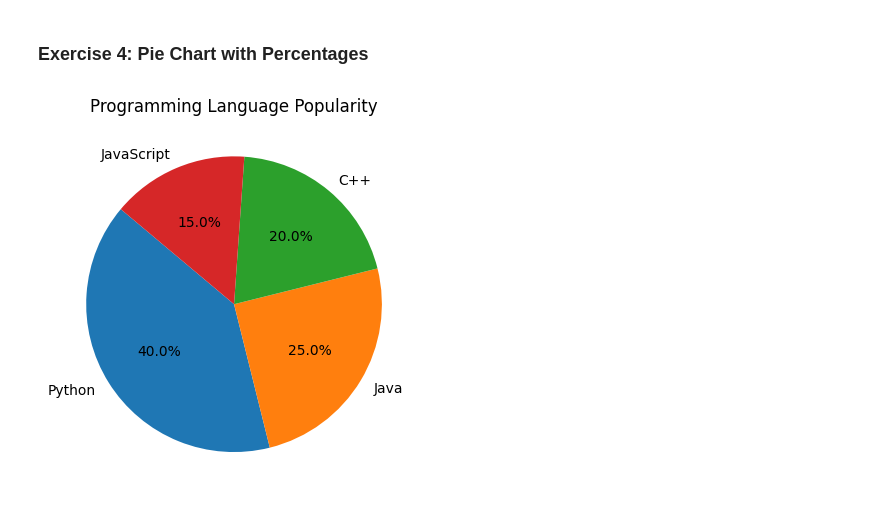
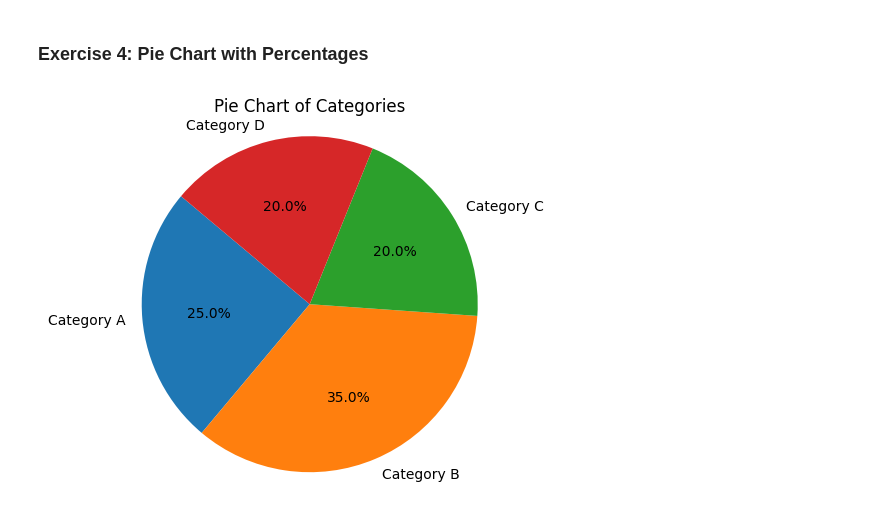
Before and after one commit to Honey-R-Shetty/python-jupyter-template, a Jupyter notebook: src/4-pie-chart.ipynb, the cells around one changed output. Cells and saved outputs as stored; diff of their text form; code cells hidden in the pictures.

```diff
--- a/src/4-pie-chart.ipynb
+++ b/src/4-pie-chart.ipynb
@@ -3,25 +3,38 @@
 # %%
 # TASK: Create a pie chart with the following data: labels = ['Python', 'Java', 'C++', 'JavaScript'] and sizes = [40, 25, 20, 15].
 # Display the percentages on the chart using autopct.
-# %%
-try:
-    import matplotlib.pyplot as plt
-except ImportError:
-    import sys
-    !{sys.executable} -m pip install matplotlib
-    import matplotlib.pyplot as plt
-
-# Data
-labels = ['Python', 'Java', 'C++', 'JavaScript']
-sizes = [40, 25, 20, 15]
-
-# Plot
-plt.pie(sizes, labels=labels, autopct='%1.1f%%', startangle=140)
-
-# Customization
-plt.title('Programming Language Popularity')
-
-# Show plot
-plt.show()
-# %% [output]
-[figure, removed]
+# %%
+import sys
+import subprocess
+
+# Check and install matplotlib if not available
+try:
+    import matplotlib.pyplot as plt
+except ImportError:
+    print("matplotlib not found. Installing now...")
+    subprocess.check_call([sys.executable, "-m", "pip", "install", "matplotlib"])
+    import matplotlib.pyplot as plt
+
+# Task: Create a pie chart with categories and values
+
+# Define labels and sizes arrays
+labels = ['Category A', 'Category B', 'Category C', 'Category D']
+sizes = [25, 35, 20, 20]
+
+# Check if labels and sizes arrays are the same length
+if len(labels) != len(sizes):
+    raise ValueError("Labels and sizes arrays must be of the same length before plotting.")
+
+# Create pie chart
+plt.pie(sizes, labels=labels, autopct='%1.1f%%', startangle=140)
+
+# Add title
+plt.title("Pie Chart of Categories")
+
+# Ensure pie is drawn as a circle
+plt.axis('equal')
+
+# Display plot
+plt.show()
+# %% [output]
+[figure, added]
```
Also changed, not shown: 5 other files.
